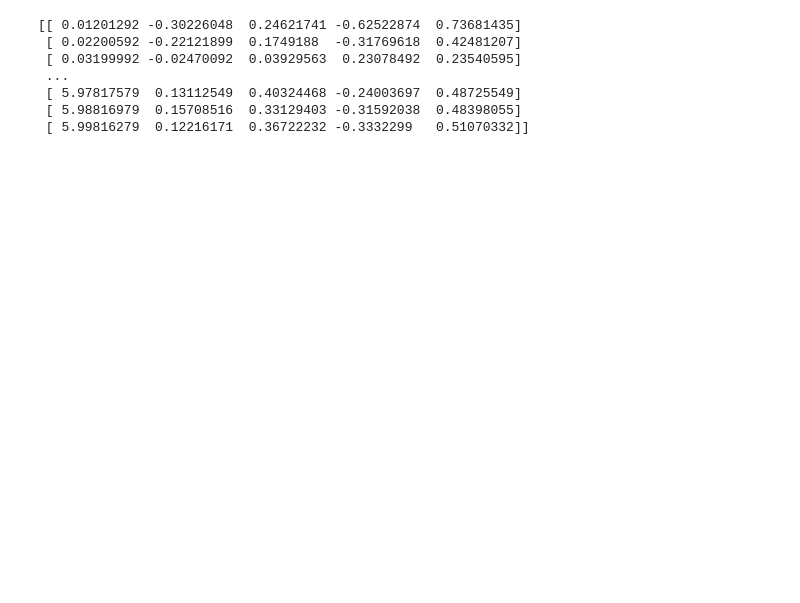
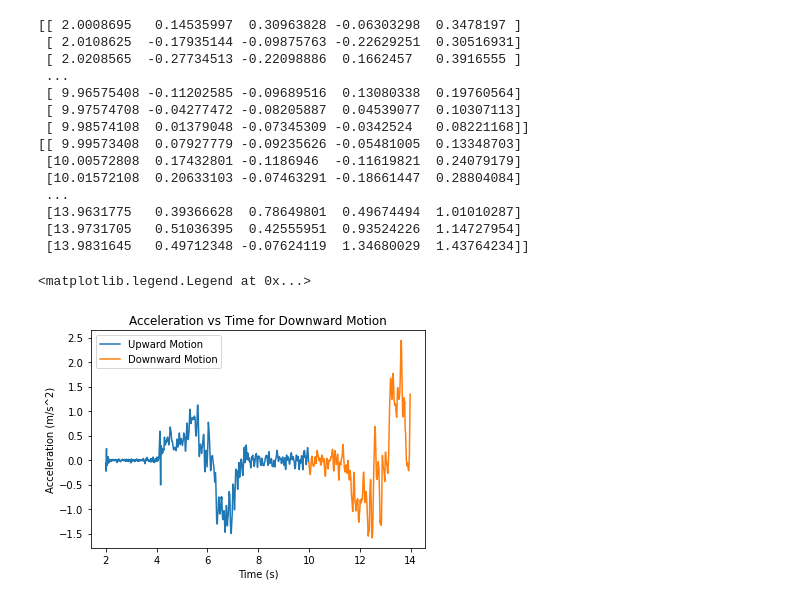
Before and after one commit to udiram/Physics-2P03, a Jupyter notebook: python_assignment/assignment_standard.ipynb, the cells around one changed output. Cells and saved outputs as stored; diff of their text form; code cells hidden in the pictures; blank space fills up the shorter version.

```diff
--- a/python_assignment/assignment_standard.ipynb
+++ b/python_assignment/assignment_standard.ipynb
@@ -2,15 +2,24 @@
 import numpy as np
 import matplotlib.pyplot as plt
 # %%
-data = np.genfromtxt('accel_data.csv', delimiter=',', skip_header=1)
+data = np.genfromtxt('accel_data2.csv', delimiter=',', skip_header=1)
 # only take first 600 data points
-data = data[:600]
-print(data)
+data_up = data[200:1000]
+data_down = data[1000:1400]
+print(data_up)
+print(data_down)
 # %% [output]
-[[ 0.01201292 -0.30226048  0.24621741 -0.62522874  0.73681435]
- [ 0.02200592 -0.22121899  0.1749188  -0.31769618  0.42481207]
- [ 0.03199992 -0.02470092  0.03929563  0.23078492  0.23540595]
+[[ 2.0008695   0.14535997  0.30963828 -0.06303298  0.3478197 ]
+ [ 2.0108625  -0.17935144 -0.09875763 -0.22629251  0.30516931]
+ [ 2.0208565  -0.27734513 -0.22098886  0.1662457   0.3916555 ]
  ...
- [ 5.97817579  0.13112549  0.40324468 -0.24003697  0.48725549]
- [ 5.98816979  0.15708516  0.33129403 -0.31592038  0.48398055]
- [ 5.99816279  0.12216171  0.36722232 -0.3332299   0.51070332]]
+ [ 9.96575408 -0.11202585 -0.09689516  0.13080338  0.19760564]
+ [ 9.97574708 -0.04277472 -0.08205887  0.04539077  0.10307113]
+ [ 9.98574108  0.01379048 -0.07345309 -0.0342524   0.08221168]]
+[[ 9.99573408  0.07927779 -0.09235626 -0.05481005  0.13348703]
+ [10.00572808  0.17432801 -0.1186946  -0.11619821  0.24079179]
+ [10.01572108  0.20633103 -0.07463291 -0.18661447  0.28804084]
+ ...
+ [13.9631775   0.39366628  0.78649801  0.49674494  1.01010287]
+ [13.9731705   0.51036395  0.42555951  0.93524226  1.14727954]
+ [13.9831645   0.49712348 -0.07624119  1.34680029  1.43764234]]
@@ -19,0 +26,20 @@ z_accel = data[:,3]
+# %%
+time_up = data_up[:,0]
+z_accel_up = data_up[:,3]
+time_down = data_down[:,0]
+z_accel_down = data_down[:,3]
+# %%
+plt.plot(time_up, z_accel_up)
+plt.xlabel('Time (s)')
+plt.ylabel('Acceleration (m/s^2)')
+plt.title('Acceleration vs Time for Upward Motion')
+
+plt.plot(time_down, z_accel_down)
+plt.xlabel('Time (s)')
+plt.ylabel('Acceleration (m/s^2)')
+plt.title('Acceleration vs Time for Downward Motion')
+
+plt.legend(['Upward Motion', 'Downward Motion'])
+# %% [output]
+<matplotlib.legend.Legend at 0x...>
+[figure, added]
```
Also changed, not shown: parts of 13 cells of this notebook, 1 other file.
